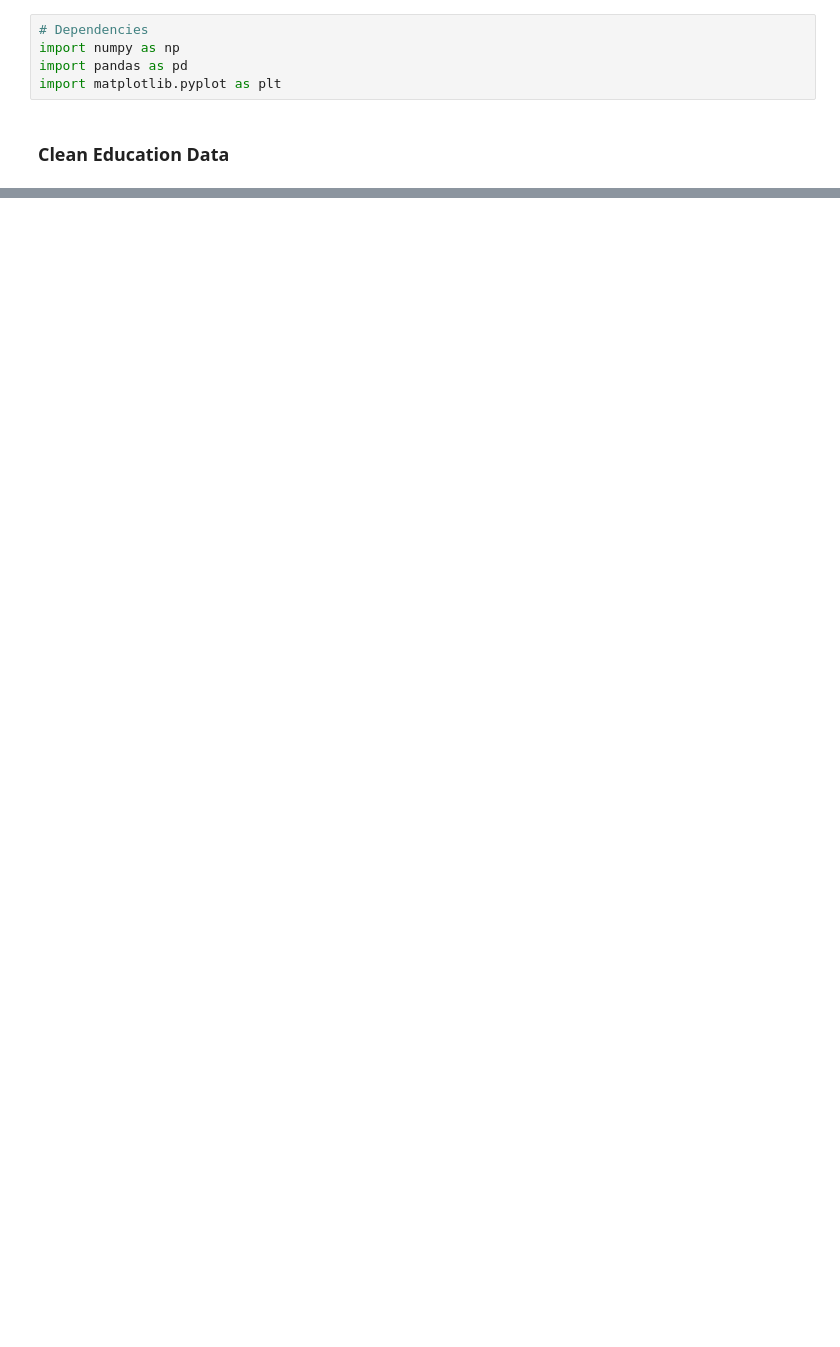
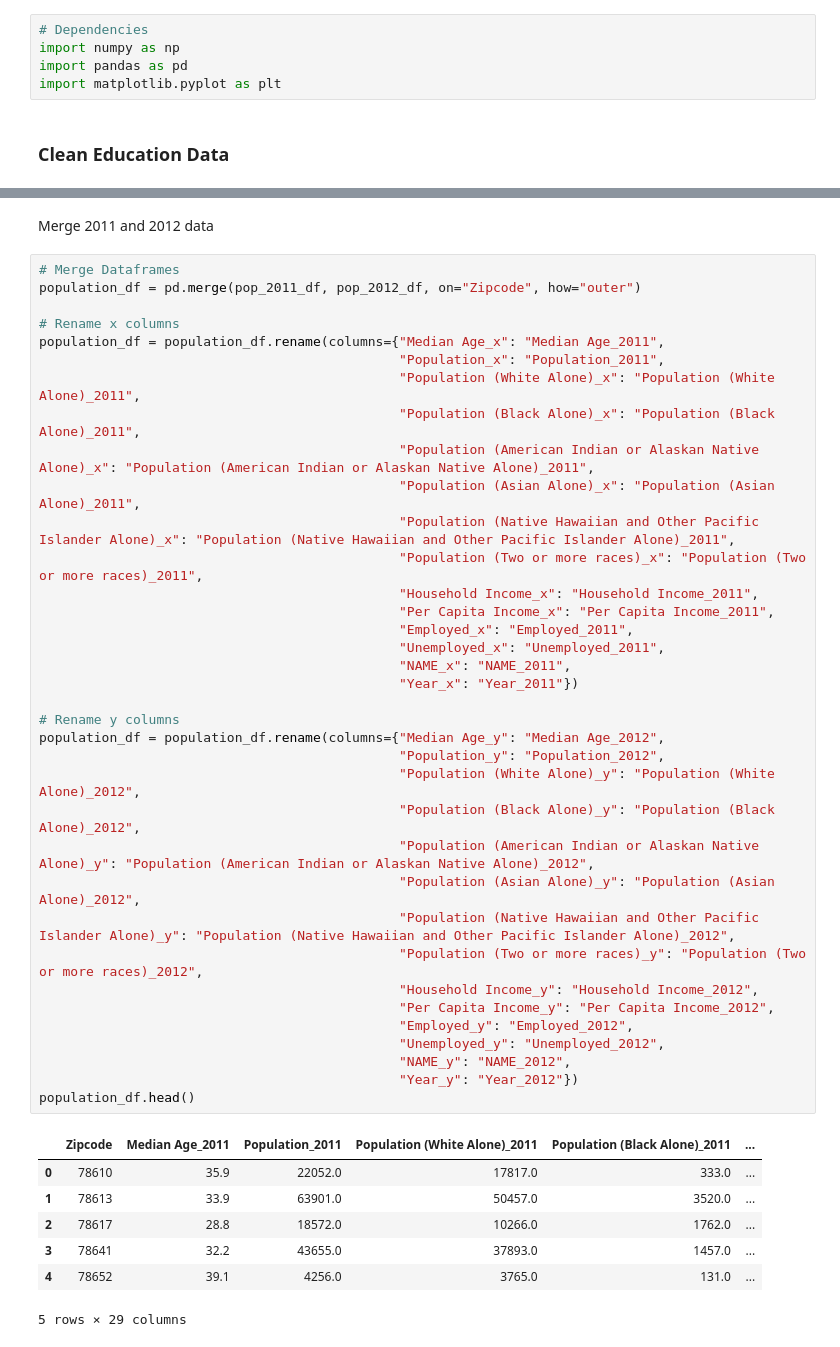
Before and after one commit to travis-tyler/AustinPopulationData, a Jupyter notebook: Rob/Merge Data.ipynb, the cells around one changed output, grey strips where cells are left out. Drawn from its saved outputs; the diff is of its cells as text; blank space fills up the shorter version.

Commit message:
Merged Population Data by Year

```diff
--- a/Rob/Merge Data.ipynb
+++ b/Rob/Merge Data.ipynb
@@ -25,0 +95,46 @@ ed_csv_2018 = pd.read_csv(edu_file_2018)
+# %% [markdown]
+Merge 2011 and 2012 data
+# %%
+# Merge Dataframes
+population_df = pd.merge(pop_2011_df, pop_2012_df, on="Zipcode", how="outer")
+
+# Rename x columns
+population_df = population_df.rename(columns={"Median Age_x": "Median Age_2011",
+                                              "Population_x": "Population_2011",
+                                              "Population (White Alone)_x": "Population (White Alone)_2011",
+                                              "Population (Black Alone)_x": "Population (Black Alone)_2011",
+                                              "Population (American Indian or Alaskan Native Alone)_x": "Population (American Indian or Alaskan Native Alone)_2011",
+                                              "Population (Asian Alone)_x": "Population (Asian Alone)_2011",
+                                              "Population (Native Hawaiian and Other Pacific Islander Alone)_x": "Population (Native Hawaiian and Other Pacific Islander Alone)_2011",
+                                              "Population (Two or more races)_x": "Population (Two or more races)_2011",
+                                              "Household Income_x": "Household Income_2011",
+                                              "Per Capita Income_x": "Per Capita Income_2011",
+                                              "Employed_x": "Employed_2011",
+                                              "Unemployed_x": "Unemployed_2011",
+                                              "NAME_x": "NAME_2011",
+                                              "Year_x": "Year_2011"})
+
+# Rename y columns
+population_df = population_df.rename(columns={"Median Age_y": "Median Age_2012",
+                                              "Population_y": "Population_2012",
+                                              "Population (White Alone)_y": "Population (White Alone)_2012",
+                                              "Population (Black Alone)_y": "Population (Black Alone)_2012",
+                                              "Population (American Indian or Alaskan Native Alone)_y": "Population (American Indian or Alaskan Native Alone)_2012",
+                                              "Population (Asian Alone)_y": "Population (Asian Alone)_2012",
+                                              "Population (Native Hawaiian and Other Pacific Islander Alone)_y": "Population (Native Hawaiian and Other Pacific Islander Alone)_2012",
+                                              "Population (Two or more races)_y": "Population (Two or more races)_2012",
+                                              "Household Income_y": "Household Income_2012",
+                                              "Per Capita Income_y": "Per Capita Income_2012",
+                                              "Employed_y": "Employed_2012",
+                                              "Unemployed_y": "Unemployed_2012",
+                                              "NAME_y": "NAME_2012",
+                                              "Year_y": "Year_2012"})
+population_df.head()
+# %% [output]
+|  | Zipcode | Median Age_2011 | Population_2011 | Population (White Alone)_2011 | Population (Black Alone)_2011 | ... |
+| 0 | 78610 | 35.9 | 22052.0 | 17817.0 | 333.0 | ... |
+| 1 | 78613 | 33.9 | 63901.0 | 50457.0 | 3520.0 | ... |
+| 2 | 78617 | 28.8 | 18572.0 | 10266.0 | 1762.0 | ... |
+| 3 | 78641 | 32.2 | 43655.0 | 37893.0 | 1457.0 | ... |
+| 4 | 78652 | 39.1 | 4256.0 | 3765.0 | 131.0 | ... |
+5 rows × 29 columns
```
Also changed, not shown: parts of 18 cells of this notebook.
